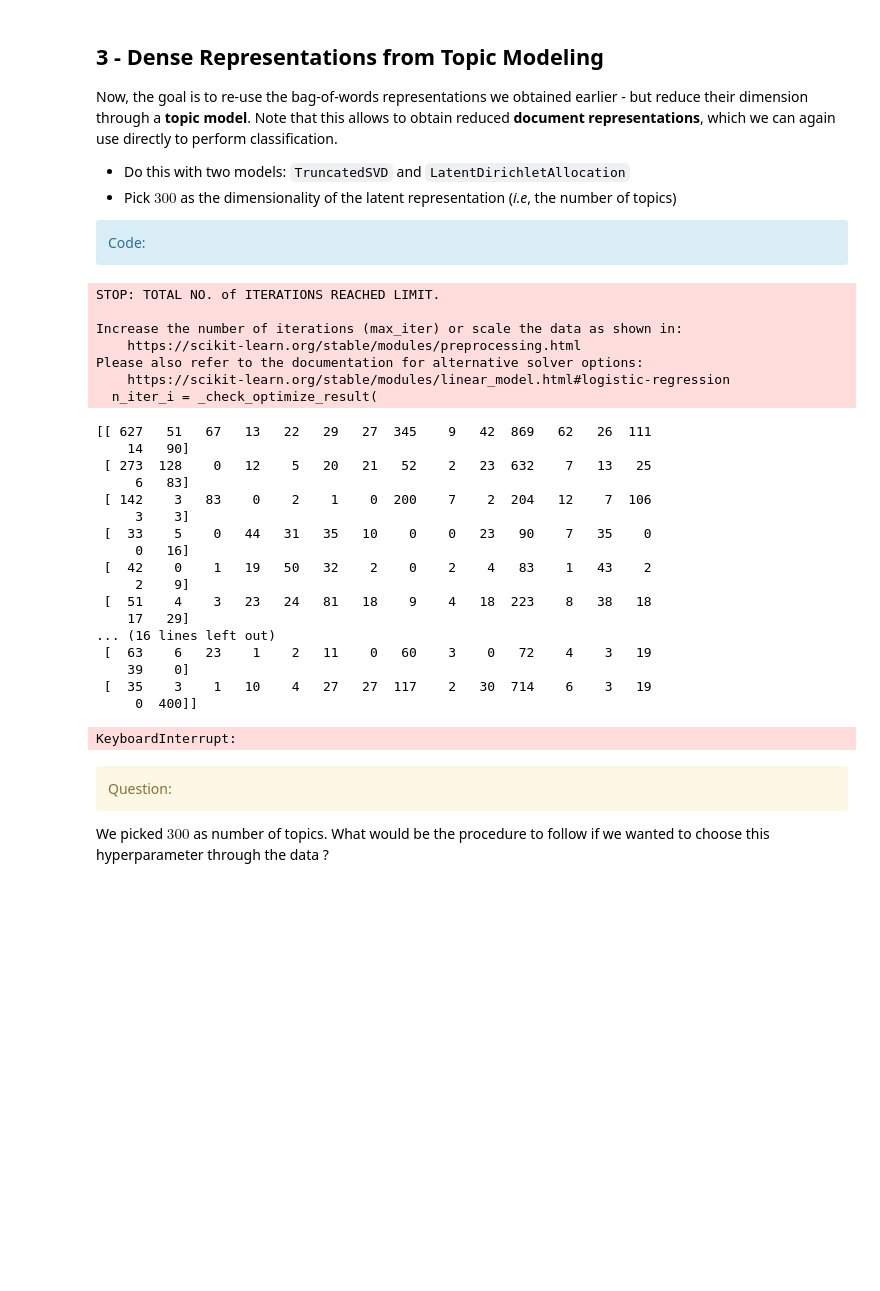
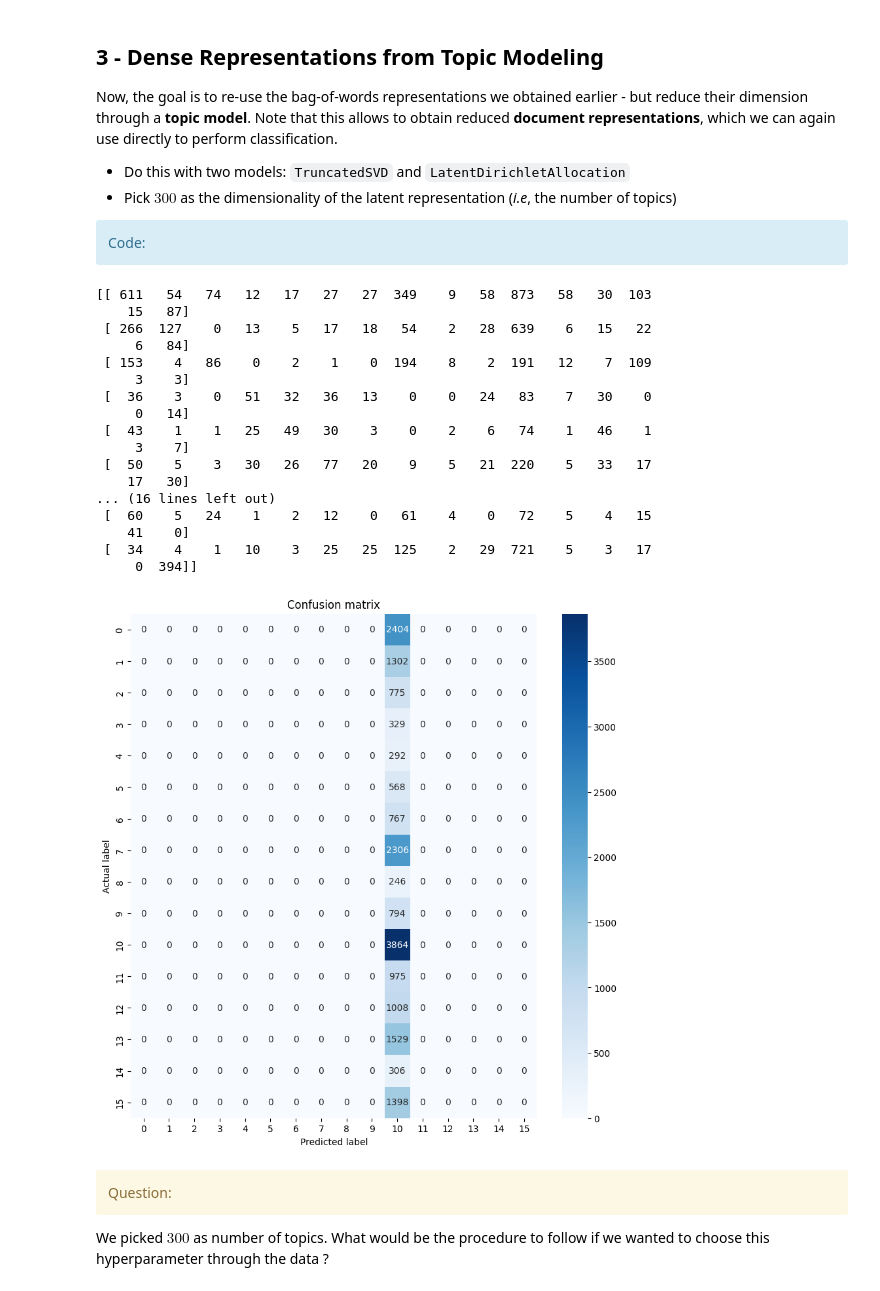
Before and after one commit to TarcisioBueno/word-embeddings-for-classification-SDTSIA214, a Jupyter notebook: TP_WE_for_Classification_SD-TSIA-214_Students.ipynb, the cells around one changed output. Cells and saved outputs as stored; diff of their text form; code cells hidden in the pictures; blank space fills up the shorter version.

```diff
--- a/TP_WE_for_Classification_SD-TSIA-214_Students.ipynb
+++ b/TP_WE_for_Classification_SD-TSIA-214_Students.ipynb
@@ -98,7 +98,7 @@ train_texts, test_texts, train_labels, test_labels = train_test_split(texts, lab
 # %%
 # This number of documents may be high for some computers: we can select a fraction of them (here, one in k)
 # Use an even number to keep the same number of positive and negative reviews
-k = 1
+k = 200
 texts_reduced = train_texts[0::k]
 labels_reduced = train_labels[0::k]
 
@@ -233,5 +221,21 @@ def count_words(texts):
         text = preprocess_text(text)
         words += text
     vocabularySet = set(words)
+    vocabulary = dict(zip(list(vocabularySet),np.arange(len(vocabularySet))))
 
-    return vocabularySet
+    counts = np.zeros((len(texts), len(vocabularySet) ), dtype=int)
+    for k, text in enumerate(texts):
+        for word in preprocess_text(text):
+            counts[k,vocabulary[word]] += 1
+
+
+    word_freq = {}
+    for k, text in enumerate(texts):
+        for word in preprocess_text(text):
+            counts[k,vocabulary[word]] += 1
+            if word in word_freq:
+                word_freq[word] += 1
+            else:
+                word_freq[word] = 1
+
+    return vocabulary, counts, word_freq
@@ -238,2 +255,3 @@ def count_words(texts):
 # %%
-vocabulary = count_words(texts_reduced)
+
+vocabulary, counts, word_counts = count_words(preprocess_text(" ".join(texts_reduced)))
@@ -361,56 +366,57 @@ Now, the goal is to re-use the bag-of-words representations we obtained earlier
 # %%
 from sklearn.decomposition import TruncatedSVD, LatentDirichletAllocation
 
 # Number of topics
 n_topics = 300
 
 # TruncatedSVD
 svd = TruncatedSVD(n_components=n_topics)
 X_train_svd = svd.fit_transform(X_train)
 X_test_svd = svd.transform(X_test)
 
-model = LogisticRegression()
+model = LogisticRegression(max_iter=1000)
 model.fit(X_train_svd, train_labels)
 
 predictions = model.predict(X_test_svd)
 print(confusion_matrix(test_labels, predictions))
 
 # LatentDirichletAllocation
 lda = LatentDirichletAllocation(n_components=n_topics, random_state=0)
 X_train_lda = lda.fit_transform(X_train)
 X_test_lda = lda.transform(X_test)
 
 model = LogisticRegression()
 model.fit(X_train_lda, train_labels)
 
 predictions = model.predict(X_test_lda)
-print(confusion_matrix(test_labels, predictions))
+cm = confusion_matrix(test_labels, predictions)
+
+# Plot confusion matrix
+plt.figure(figsize=(10, 10))
+sns.heatmap(cm, annot=True, fmt="d", cmap='Blues')
+plt.title('Confusion matrix')
+plt.ylabel('Actual label')
+plt.xlabel('Predicted label')
+plt.show()
 # %% [output]
-STOP: TOTAL NO. of ITERATIONS REACHED LIMIT.
-
-Increase the number of iterations (max_iter) or scale the data as shown in:
-    https://scikit-learn.org/stable/modules/preprocessing.html
-Please also refer to the documentation for alternative solver options:
-    https://scikit-learn.org/stable/modules/linear_model.html#logistic-regression
-  n_iter_i = _check_optimize_result(
+[[ 611   54   74   12   17   27   27  349    9   58  873   58   30  103
+    15   87]
+ [ 266  127    0   13    5   17   18   54    2   28  639    6   15   22
+     6   84]
+ [ 153    4   86    0    2    1    0  194    8    2  191   12    7  109
+     3    3]
+ [  36    3    0   51   32   36   13    0    0   24   83    7   30    0
+     0   14]
+ [  43    1    1   25   49   30    3    0    2    6   74    1   46    1
+     3    7]
+ [  50    5    3   30   26   77   20    9    5   21  220    5   33   17
+    17   30]
+... (16 lines left out)
+ [  60    5   24    1    2   12    0   61    4    0   72    5    4   15
+    41    0]
+ [  34    4    1   10    3   25   25  125    2   29  721    5    3   17
+     0  394]]
-[[ 627   51   67   13   22   29   27  345    9   42  869   62   26  111
-    14   90]
- [ 273  128    0   12    5   20   21   52    2   23  632    7   13   25
-     6   83]
- [ 142    3   83    0    2    1    0  200    7    2  204   12    7  106
-     3    3]
- [  33    5    0   44   31   35   10    0    0   23   90    7   35    0
-     0   16]
- [  42    0    1   19   50   32    2    0    2    4   83    1   43    2
-     2    9]
- [  51    4    3   23   24   81   18    9    4   18  223    8   38   18
-    17   29]
-... (16 lines left out)
- [  63    6   23    1    2   11    0   60    3    0   72    4    3   19
-    39    0]
- [  35    3    1   10    4   27   27  117    2   30  714    6    3   19
-     0  400]]
-KeyboardInterrupt:
+[figure, added]
 # %% [markdown]
 <div class='alert alert-block alert-warning'>
             Question:</div>
```
Also changed, not shown: parts of 20 cells of this notebook.
